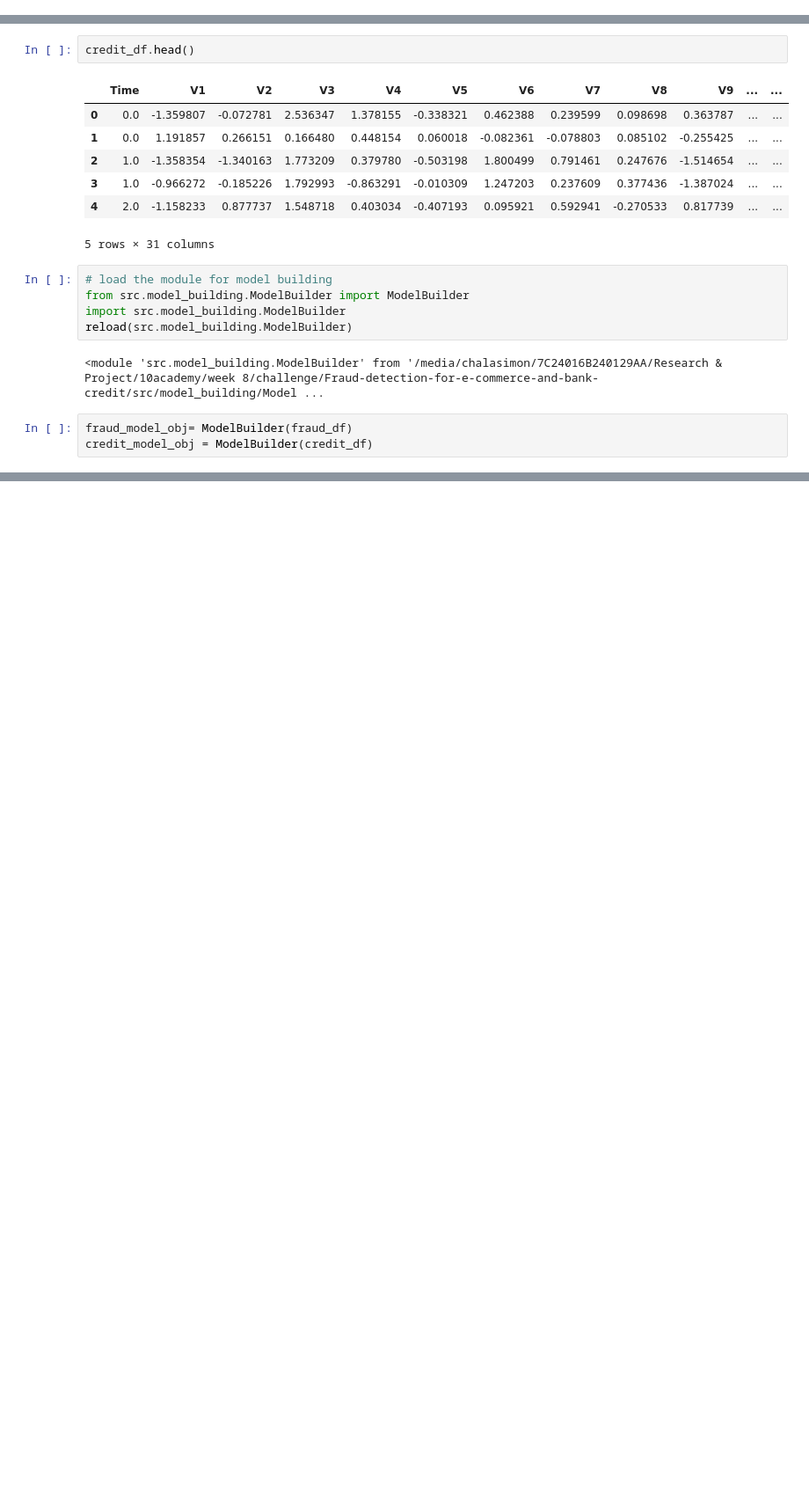
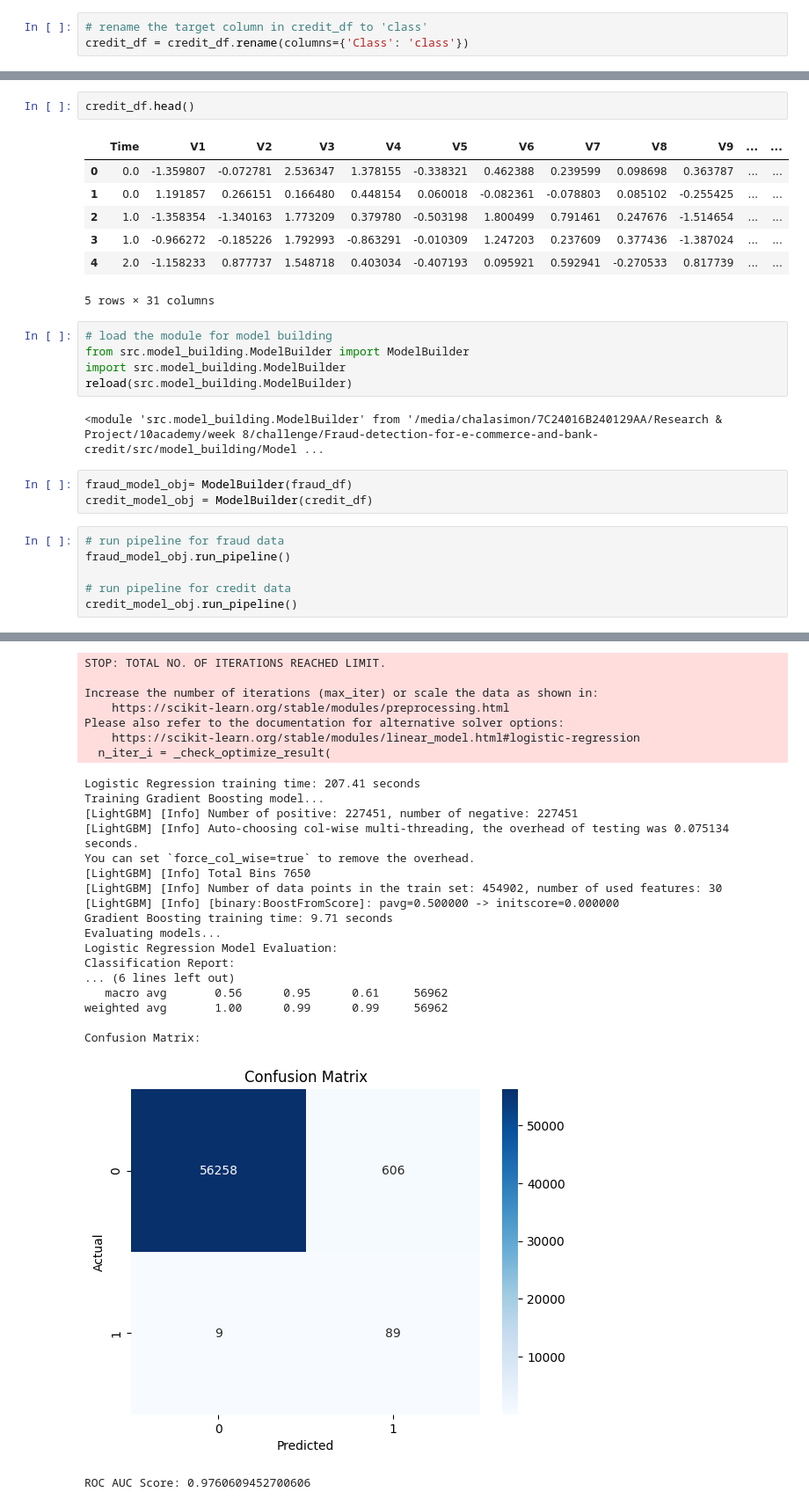
Before and after one commit to chalasimon/Fraud-detection-for-e-commerce-and-bank-credit, a Jupyter notebook: notebooks/model_building.ipynb, the cells around one changed output, grey strips where cells are left out. Shown at 88% size. Saved outputs shown, nothing was run; the diff lists cells and outputs as text; blank space fills up the shorter version.

Commit message:
feat: model training and evaluation done

```diff
--- a/notebooks/model_building.ipynb
+++ b/notebooks/model_building.ipynb
@@ -59,6 +59,9 @@ min    -1.735035e+00                  NaN                  NaN
 max         1.000000
 
 [8 rows x 31 columns]
+# %%
+# rename the target column in credit_df to 'class'
+credit_df = credit_df.rename(columns={'Class': 'class'})
 # %%
 # scale numerical features of credit_df
 from src.data_preprocessing.Preprocessor import Preprocessor
@@ -84,3 +87,10 @@ reload(src.model_building.ModelBuilder)
 # %%
 fraud_model_obj= ModelBuilder(fraud_df)
 credit_model_obj = ModelBuilder(credit_df)
+# %%
+# run pipeline for fraud data
+fraud_model_obj.run_pipeline()
+
+# run pipeline for credit data
+credit_model_obj.run_pipeline()
+# %% [output]
@@ -86,0 +100,26 @@ credit_model_obj = ModelBuilder(credit_df)
+STOP: TOTAL NO. OF ITERATIONS REACHED LIMIT.
+
+Increase the number of iterations (max_iter) or scale the data as shown in:
+    https://scikit-learn.org/stable/modules/preprocessing.html
+Please also refer to the documentation for alternative solver options:
+    https://scikit-learn.org/stable/modules/linear_model.html#logistic-regression
+  n_iter_i = _check_optimize_result(
+Logistic Regression training time: 207.41 seconds
+Training Gradient Boosting model...
+[LightGBM] [Info] Number of positive: 227451, number of negative: 227451
+[LightGBM] [Info] Auto-choosing col-wise multi-threading, the overhead of testing was 0.075134 seconds.
+You can set `force_col_wise=true` to remove the overhead.
+[LightGBM] [Info] Total Bins 7650
+[LightGBM] [Info] Number of data points in the train set: 454902, number of used features: 30
+[LightGBM] [Info] [binary:BoostFromScore]: pavg=0.500000 -> initscore=0.000000
+Gradient Boosting training time: 9.71 seconds
+Evaluating models...
+Logistic Regression Model Evaluation:
+Classification Report:
+... (6 lines left out)
+   macro avg       0.56      0.95      0.61     56962
+weighted avg       1.00      0.99      0.99     56962
+
+Confusion Matrix:
+[figure, added]
+ROC AUC Score: 0.9760609452700606
```
Also changed, not shown: parts of 1 cell of this notebook, 1 other file.
